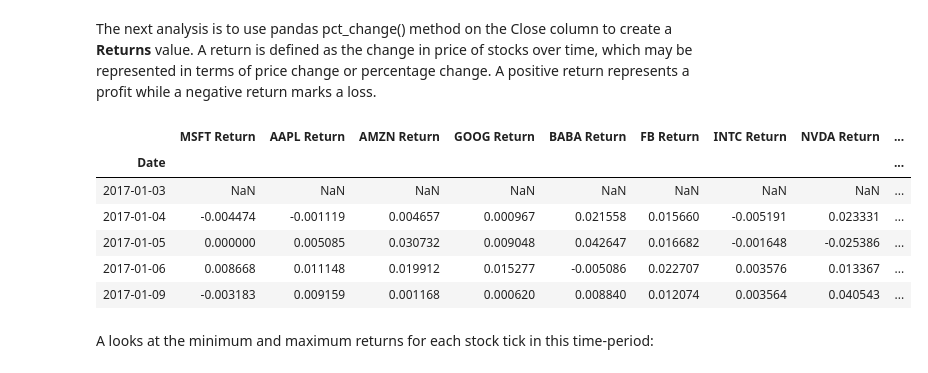
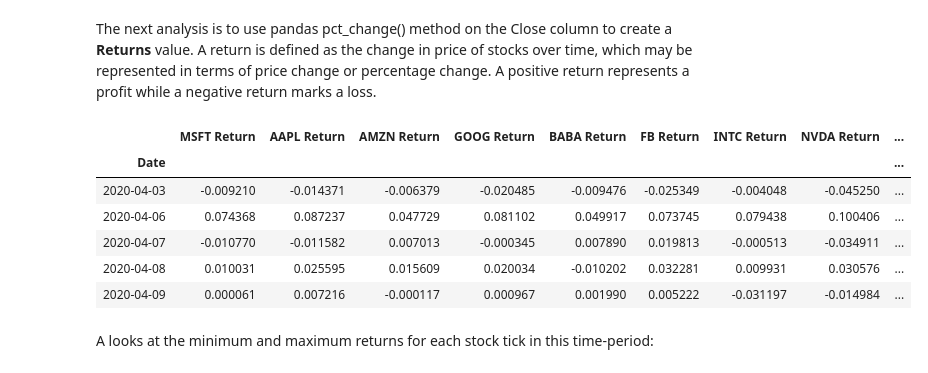
Before and after one commit to atreyid/COVID_19_Tech_Stocks_Analysis, a Jupyter notebook: index.ipynb, the cells around one changed output. Saved outputs shown, nothing was run; the diff lists cells and outputs as text; code cells hidden in the pictures.

```diff
--- a/index.ipynb
+++ b/index.ipynb
@@ -122,16 +124,16 @@ The next analysis is to use pandas pct_change() method on the Close column to cr
 # %%
 returns = pd.DataFrame() #empty dataframe
 for tick in tickers:
     returns[tick+' Return'] = tech_stocks[tick]['Close'].pct_change()
-returns.head()
+returns.tail()
 # %% [output]
 |  | MSFT Return | AAPL Return | AMZN Return | GOOG Return | BABA Return | FB Return | INTC Return | NVDA Return | ... |
 | Date |  |  |  |  |  |  |  |  | ... |
-| 2017-01-03 | NaN | NaN | NaN | NaN | NaN | NaN | NaN | NaN | ... |
-| 2017-01-04 | -0.004474 | -0.001119 | 0.004657 | 0.000967 | 0.021558 | 0.015660 | -0.005191 | 0.023331 | ... |
-| 2017-01-05 | 0.000000 | 0.005085 | 0.030732 | 0.009048 | 0.042647 | 0.016682 | -0.001648 | -0.025386 | ... |
-| 2017-01-06 | 0.008668 | 0.011148 | 0.019912 | 0.015277 | -0.005086 | 0.022707 | 0.003576 | 0.013367 | ... |
-| 2017-01-09 | -0.003183 | 0.009159 | 0.001168 | 0.000620 | 0.008840 | 0.012074 | 0.003564 | 0.040543 | ... |
+| 2020-04-03 | -0.009210 | -0.014371 | -0.006379 | -0.020485 | -0.009476 | -0.025349 | -0.004048 | -0.045250 | ... |
+| 2020-04-06 | 0.074368 | 0.087237 | 0.047729 | 0.081102 | 0.049917 | 0.073745 | 0.079438 | 0.100406 | ... |
+| 2020-04-07 | -0.010770 | -0.011582 | 0.007013 | -0.000345 | 0.007890 | 0.019813 | -0.000513 | -0.034911 | ... |
+| 2020-04-08 | 0.010031 | 0.025595 | 0.015609 | 0.020034 | -0.010202 | 0.032281 | 0.009931 | 0.030576 | ... |
+| 2020-04-09 | 0.000061 | 0.007216 | -0.000117 | 0.000967 | 0.001990 | 0.005222 | -0.031197 | -0.014984 | ... |
 # %% [markdown]
 A looks at the minimum and maximum returns for each stock tick in this time-period:
 # %%
```
Also changed, not shown: parts of 11 cells of this notebook, 2 other files.
